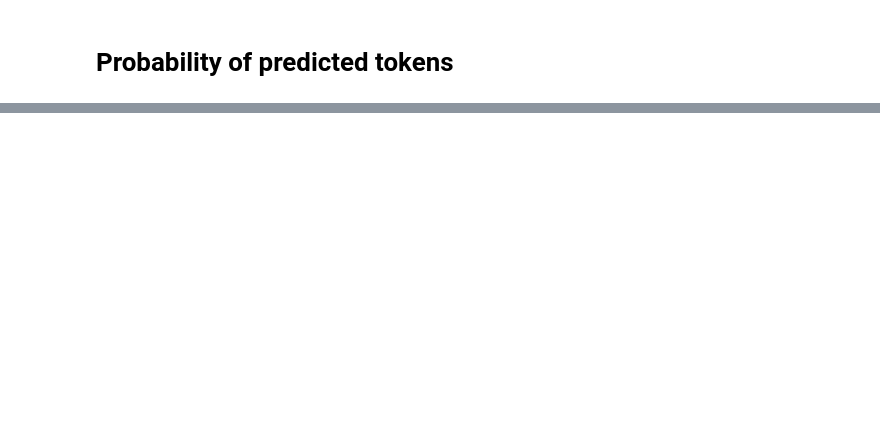
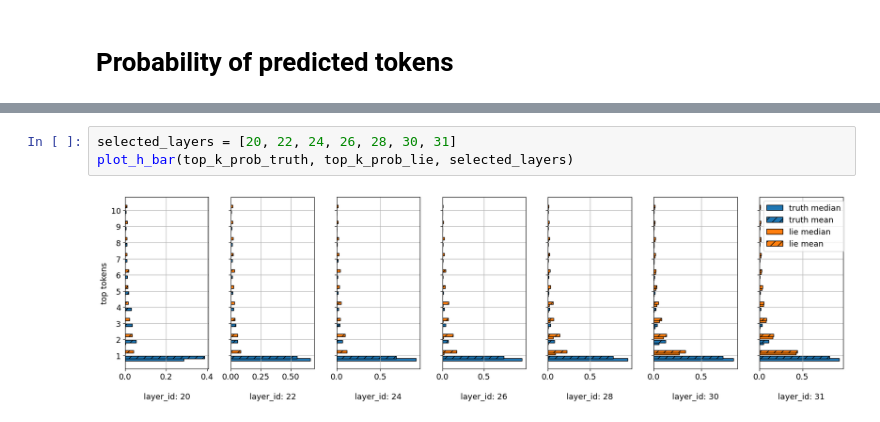
Before and after one commit to annahdo/info_theoretic_study_lying, a Jupyter notebook: demo.ipynb, the cells around one changed output, grey strips where cells are left out. Drawn from its saved outputs; the diff is of its cells as text; blank space fills up the shorter version.

```diff
--- a/demo.ipynb
+++ b/demo.ipynb
@@ -148,2 +148,7 @@ top_k_matching_lie = find_matching_tokens(tokenizer, k, top_k_lie_tokens.indices
+# %%
+selected_layers = [20, 22, 24, 26, 28, 30, 31]
+plot_h_bar(top_k_prob_truth, top_k_prob_lie, selected_layers)
+# %% [output]
+[figure, added]
 # %%
 # sum over all prob that match tokens that are considered
```
Also changed, not shown: parts of 25 cells of this notebook, 4 other files.
